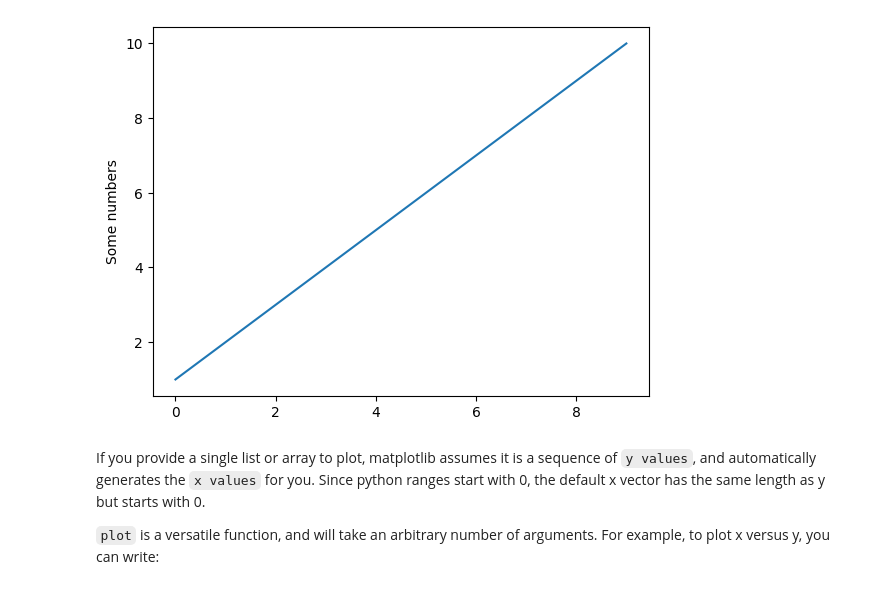
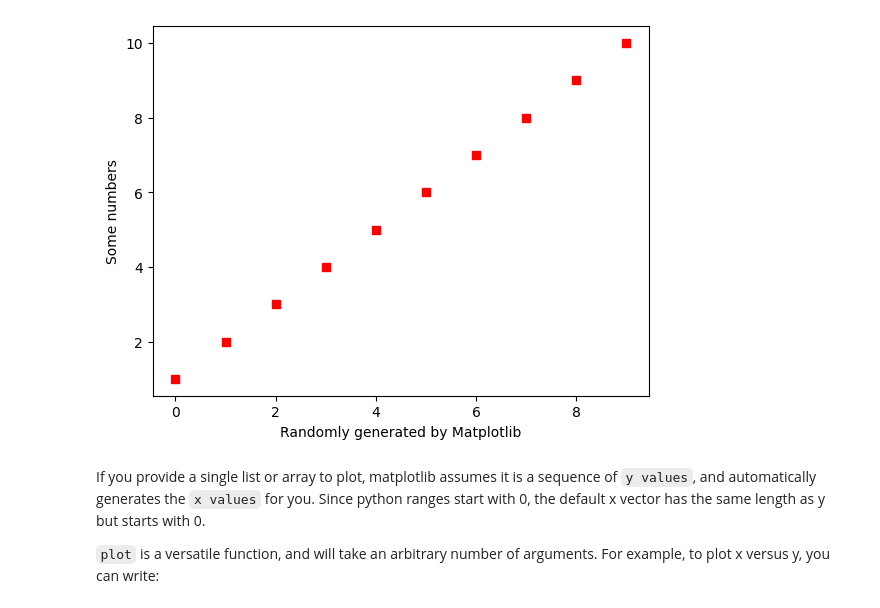
Before and after one commit to RajKKapadia/YouTube-Matplotlib, a Jupyter notebook: introduction.ipynb, the cells around one changed output. Cells and saved outputs as stored; diff of their text form; code cells hidden in the pictures.

```diff
--- a/introduction.ipynb
+++ b/introduction.ipynb
@@ -6,11 +20,12 @@ import numpy as np
 # %%
 y = np.array([1, 2, 3, 4, 5, 6, 7, 8, 9, 10])
 
-plt.plot(y)
+plt.plot(y, 'rs')
 plt.ylabel('Some numbers')
+plt.xlabel('Randomly generated by Matplotlib')
 plt.show()
 # %% [output]
-[figure, old version]
+[figure, new version]
 # %% [markdown]
 If you provide a single list or array to plot, matplotlib assumes it is a sequence of `y values`, and automatically generates the `x values` for you. Since python ranges start with 0, the default x vector has the same length as y but starts with 0.
 
```
Also changed, not shown: parts of 15 cells of this notebook, 2 other files.
